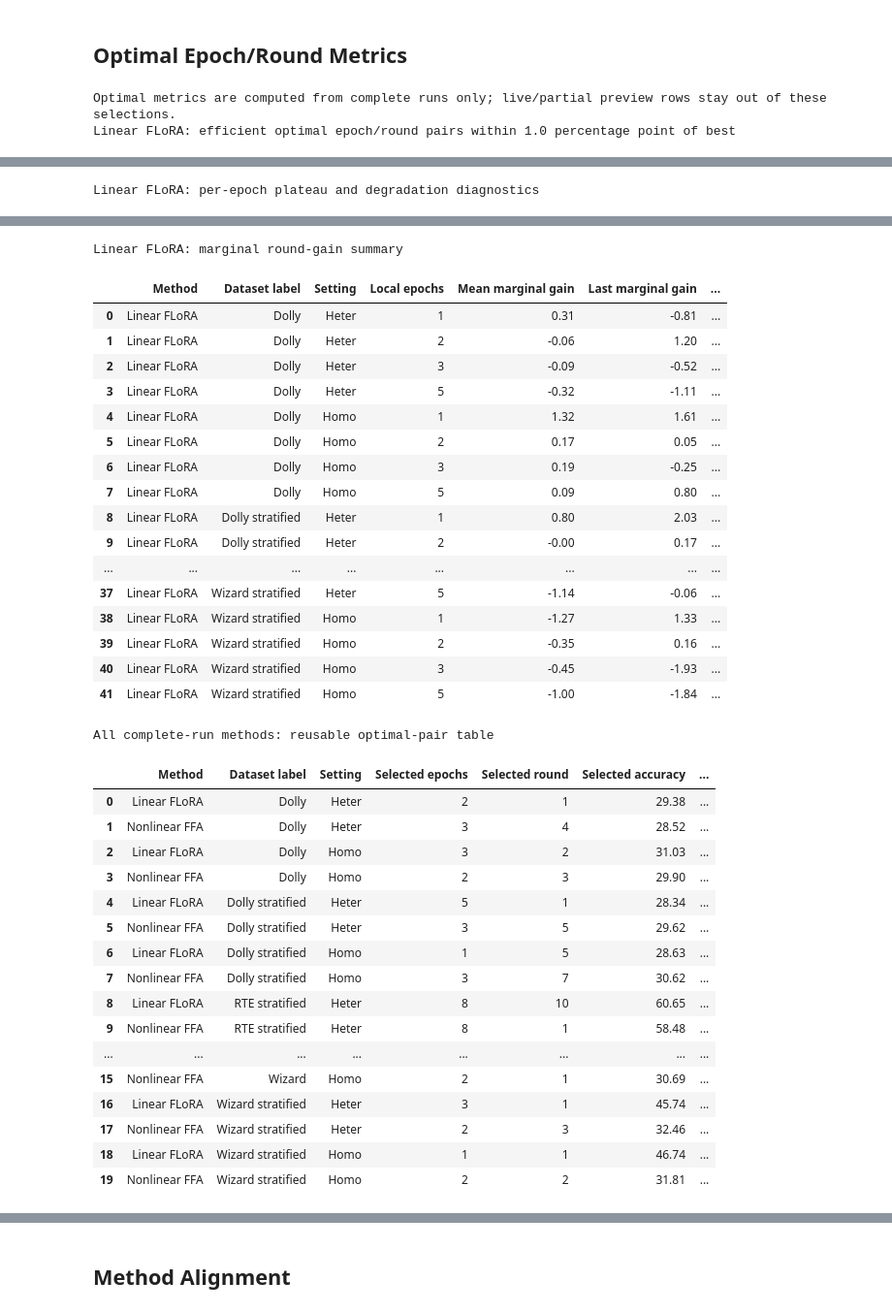
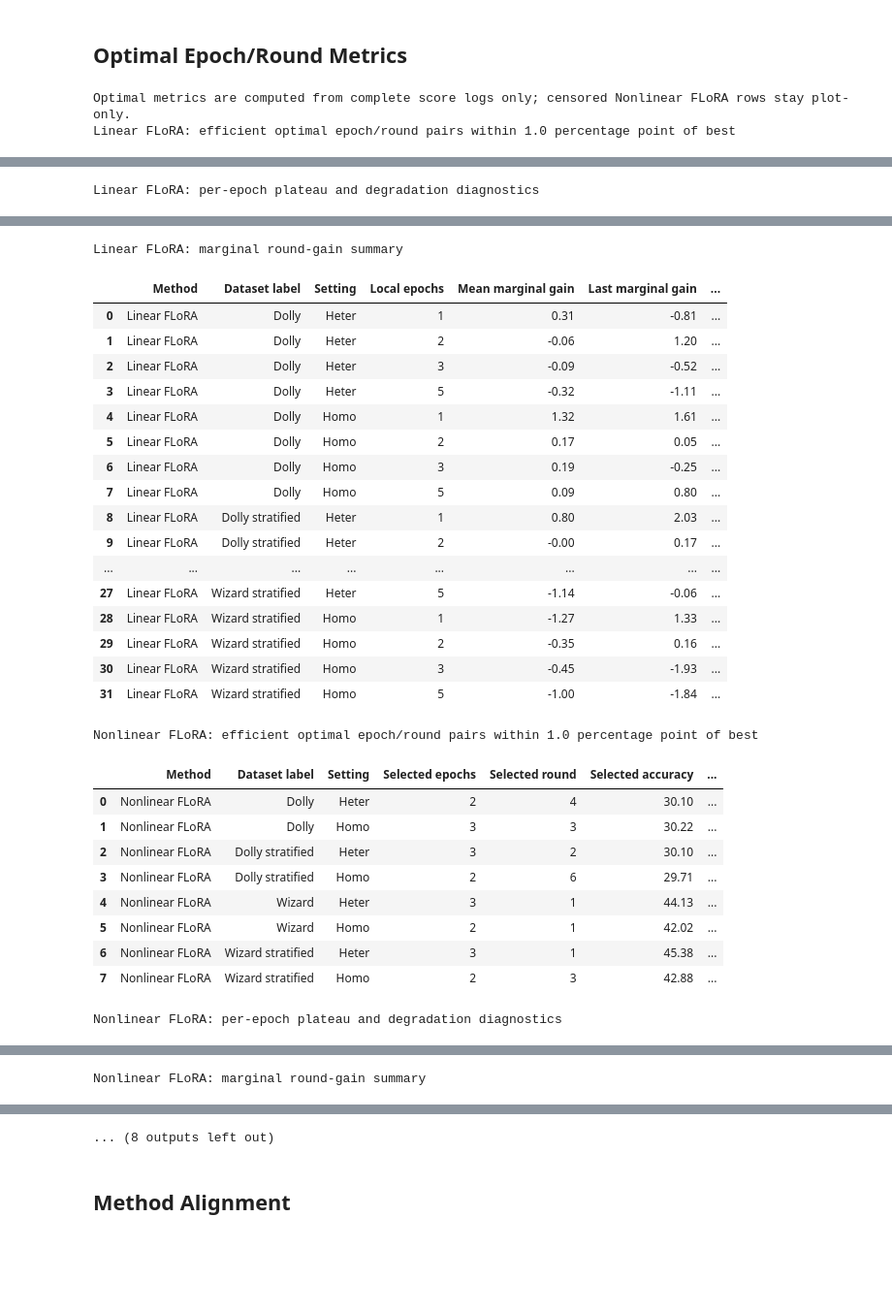
Before and after one commit to trantrieuvy/FederatedLLM, a Jupyter notebook: epoch_round_tuning_analysis.ipynb, the cells around one changed output, grey strips where cells are left out. Shown at 97% size. Drawn from its saved outputs; the diff is of its cells as text; code cells hidden in the pictures; blank space fills up the shorter version.

Commit message:
update more plots

```diff
--- a/epoch_round_tuning_analysis.ipynb
+++ b/epoch_round_tuning_analysis.ipynb
@@ -5,5 +5,6 @@ This notebook reads the grouped `epoch_round_tuning/tuning-*` runs, summarizes p
 # %%
 import os
+import re
 from pathlib import Path
 
 from IPython.display import display
@@ -29,6 +30,16 @@ if CHROME_PATH.exists():
     os.environ.setdefault('BROWSER_PATH', str(CHROME_PATH))
 
 BASE_DIR = Path('.')
+INSTRUCTION_DATASETS = ['dolly', 'dolly_stratified', 'wiz', 'wiz_stratified']
+INSTRUCTION_DATASET_LABELS = {
+    'dolly': 'Dolly',
+    'dolly_stratified': 'Dolly stratified',
+    'wiz': 'Wizard',
+    'wiz_stratified': 'Wizard stratified',
+}
+NEAR_BEST_TOLERANCE = 1.0
+SWITCH_GAIN_THRESHOLD = 0.5
+
 NONLINEAR_FLORA_MANIFEST = BASE_DIR / 'tuning_manifests' / 'tinyllama_nonlinear_flora_stratified_seed0_r10.tsv'
 CUMULATIVE_NONLINEAR_FLORA_RUN_ROOT = BASE_DIR / 'epoch_round_tuning_nonlinear_flora_cumulative'
 LIVE_LOG_DIR = BASE_DIR / 'logs'
@@ -59,10 +70,12 @@ CENTRALIZED_LORA_RUNS = [
 OUTPUT_DIR = BASE_DIR / 'tuning_analysis_outputs'
 FIGURE_DIR = OUTPUT_DIR / 'epoch_round_heatmaps'
 ROUND_CURVE_DIR = BASE_DIR / 'plots_epoch_round_tuning'
+DYNAMIC_EPOCH_DIR = ROUND_CURVE_DIR / 'dynamic_epoch_oracle'
 
 OUTPUT_DIR.mkdir(exist_ok=True)
 FIGURE_DIR.mkdir(exist_ok=True)
 ROUND_CURVE_DIR.mkdir(exist_ok=True)
+DYNAMIC_EPOCH_DIR.mkdir(exist_ok=True)
 # %% [markdown]
 ## Load And Select
 # %%
@@ -291,6 +418,7 @@ OPTIMAL_DISPLAY_COLUMNS = [
     'Communication-efficient round',
     'Communication-efficient accuracy',
     'Communication-efficient compute cost',
+    'Communication-efficient gap to best',
     'Selection matches tuning_selected',
 ]
 DIAGNOSTIC_DISPLAY_COLUMNS = [
@@ -317,6 +445,11 @@ MARGINAL_SUMMARY_COLUMNS = [
     'Last marginal gain',
     'Negative marginal rounds',
 ]
+METHOD_KEY_LABELS = {
+    'flora': 'Linear FLoRA',
+    'nonlinear_flora': 'Nonlinear FLoRA',
+    'ffa': 'Nonlinear FFA',
+}
 
 
 def _method_rows(frame, method_key):
@@ -330,7 +463,7 @@ def _display_optimal_metrics(method_key, label):
     diagnostic_rows = _method_rows(curve_diagnostics, method_key)
     marginal_rows = _method_rows(marginal_round_gains, method_key)
 
-    print(f'{label}: efficient optimal epoch/round pairs within 1.0 percentage point of best')
+    print(f'{label}: efficient optimal epoch/round pairs within {NEAR_BEST_TOLERANCE:.1f} percentage point of best')
     if optimal_rows.empty:
         print(f'No complete-run {label} rows available.')
     else:
@@ -371,8 +504,9 @@ def _display_optimal_metrics(method_key, label):
         display(marginal_summary[MARGINAL_SUMMARY_COLUMNS].round(2))
 
 
-print('Optimal metrics are computed from complete runs only; live/partial preview rows stay out of these selections.')
-_display_optimal_metrics('flora', 'Linear FLoRA')
+print('Optimal metrics are computed from complete score logs only; censored Nonlinear FLoRA rows stay plot-only.')
+for method_key, label in METHOD_KEY_LABELS.items():
+    _display_optimal_metrics(method_key, label)
 
 if optimal_epoch_round_pairs.empty:
     print('No reusable all-method optimal table available.')
@@ -385,7 +519,7 @@ else:
         .round(2)
     )
 # %% [output]
-Optimal metrics are computed from complete runs only; live/partial preview rows stay out of these selections.
+Optimal metrics are computed from complete score logs only; censored Nonlinear FLoRA rows stay plot-only.
 Linear FLoRA: efficient optimal epoch/round pairs within 1.0 percentage point of best
 |  | Method | Dataset label | Setting | Selected epochs | Selected round | Selected accuracy | ... |
 | 0 | Linear FLoRA | Dolly | Heter | 2 | 1 | 29.38 | ... |
@@ -419,36 +551,29 @@ Linear FLoRA: per-epoch plateau and degradation diagnostics
 Linear FLoRA: marginal round-gain summary
 |  | Method | Dataset label | Setting | Local epochs | Mean marginal gain | Last marginal gain | ... |
 | 0 | Linear FLoRA | Dolly | Heter | 1 | 0.31 | -0.81 | ... |
 | 1 | Linear FLoRA | Dolly | Heter | 2 | -0.06 | 1.20 | ... |
 | 2 | Linear FLoRA | Dolly | Heter | 3 | -0.09 | -0.52 | ... |
 | 3 | Linear FLoRA | Dolly | Heter | 5 | -0.32 | -1.11 | ... |
 | 4 | Linear FLoRA | Dolly | Homo | 1 | 1.32 | 1.61 | ... |
 | 5 | Linear FLoRA | Dolly | Homo | 2 | 0.17 | 0.05 | ... |
 | 6 | Linear FLoRA | Dolly | Homo | 3 | 0.19 | -0.25 | ... |
 | 7 | Linear FLoRA | Dolly | Homo | 5 | 0.09 | 0.80 | ... |
 | 8 | Linear FLoRA | Dolly stratified | Heter | 1 | 0.80 | 2.03 | ... |
 | 9 | Linear FLoRA | Dolly stratified | Heter | 2 | -0.00 | 0.17 | ... |
 | ... | ... | ... | ... | ... | ... | ... | ... |
-| 37 | Linear FLoRA | Wizard stratified | Heter | 5 | -1.14 | -0.06 | ... |
-| 38 | Linear FLoRA | Wizard stratified | Homo | 1 | -1.27 | 1.33 | ... |
-| 39 | Linear FLoRA | Wizard stratified | Homo | 2 | -0.35 | 0.16 | ... |
-| 40 | Linear FLoRA | Wizard stratified | Homo | 3 | -0.45 | -1.93 | ... |
-| 41 | Linear FLoRA | Wizard stratified | Homo | 5 | -1.00 | -1.84 | ... |
+| 27 | Linear FLoRA | Wizard stratified | Heter | 5 | -1.14 | -0.06 | ... |
+| 28 | Linear FLoRA | Wizard stratified | Homo | 1 | -1.27 | 1.33 | ... |
+| 29 | Linear FLoRA | Wizard stratified | Homo | 2 | -0.35 | 0.16 | ... |
+| 30 | Linear FLoRA | Wizard stratified | Homo | 3 | -0.45 | -1.93 | ... |
+| 31 | Linear FLoRA | Wizard stratified | Homo | 5 | -1.00 | -1.84 | ... |
-All complete-run methods: reusable optimal-pair table
+Nonlinear FLoRA: efficient optimal epoch/round pairs within 1.0 percentage point of best
 |  | Method | Dataset label | Setting | Selected epochs | Selected round | Selected accuracy | ... |
-| 0 | Linear FLoRA | Dolly | Heter | 2 | 1 | 29.38 | ... |
-| 1 | Nonlinear FFA | Dolly | Heter | 3 | 4 | 28.52 | ... |
-| 2 | Linear FLoRA | Dolly | Homo | 3 | 2 | 31.03 | ... |
-| 3 | Nonlinear FFA | Dolly | Homo | 2 | 3 | 29.90 | ... |
-| 4 | Linear FLoRA | Dolly stratified | Heter | 5 | 1 | 28.34 | ... |
-| 5 | Nonlinear FFA | Dolly stratified | Heter | 3 | 5 | 29.62 | ... |
-| 6 | Linear FLoRA | Dolly stratified | Homo | 1 | 5 | 28.63 | ... |
-| 7 | Nonlinear FFA | Dolly stratified | Homo | 3 | 7 | 30.62 | ... |
-| 8 | Linear FLoRA | RTE stratified | Heter | 8 | 10 | 60.65 | ... |
-| 9 | Nonlinear FFA | RTE stratified | Heter | 8 | 1 | 58.48 | ... |
-| ... | ... | ... | ... | ... | ... | ... | ... |
-| 15 | Nonlinear FFA | Wizard | Homo | 2 | 1 | 30.69 | ... |
-| 16 | Linear FLoRA | Wizard stratified | Heter | 3 | 1 | 45.74 | ... |
-| 17 | Nonlinear FFA | Wizard stratified | Heter | 2 | 3 | 32.46 | ... |
-| 18 | Linear FLoRA | Wizard stratified | Homo | 1 | 1 | 46.74 | ... |
-| 19 | Nonlinear FFA | Wizard stratified | Homo | 2 | 2 | 31.81 | ... |
+| 0 | Nonlinear FLoRA | Dolly | Heter | 2 | 4 | 30.10 | ... |
+| 1 | Nonlinear FLoRA | Dolly | Homo | 3 | 3 | 30.22 | ... |
+| 2 | Nonlinear FLoRA | Dolly stratified | Heter | 3 | 2 | 30.10 | ... |
+| 3 | Nonlinear FLoRA | Dolly stratified | Homo | 2 | 6 | 29.71 | ... |
+| 4 | Nonlinear FLoRA | Wizard | Heter | 3 | 1 | 44.13 | ... |
+| 5 | Nonlinear FLoRA | Wizard | Homo | 2 | 1 | 42.02 | ... |
+| 6 | Nonlinear FLoRA | Wizard stratified | Heter | 3 | 1 | 45.38 | ... |
+| 7 | Nonlinear FLoRA | Wizard stratified | Homo | 2 | 3 | 42.88 | ... |
+Nonlinear FLoRA: per-epoch plateau and degradation diagnostics
@@ -454,0 +597 @@ All complete-run methods: reusable optimal-pair table
+Nonlinear FLoRA: marginal round-gain summary
@@ -455,3 +615,4 @@ All complete-run methods: reusable optimal-pair table
+... (8 outputs left out)
 # %% [markdown]
 ## Method Alignment
 # %%
```
Also changed, not shown: parts of 13 cells of this notebook, 2 other files.
